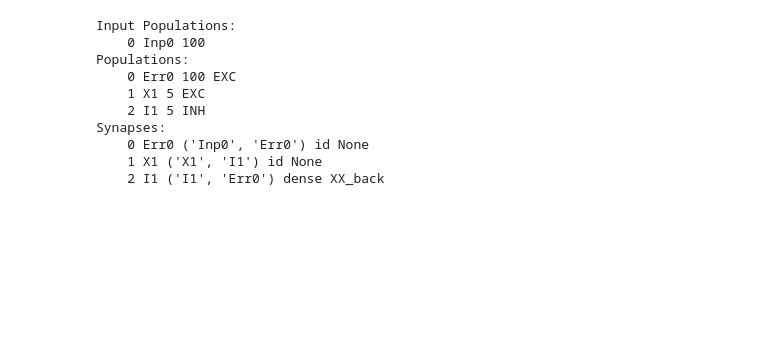
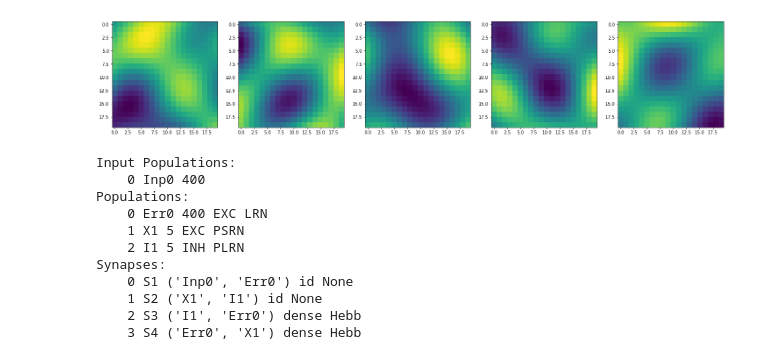
Before and after one commit to aleksejs-fomins/memory-hippo-ca3, a Jupyter notebook: self-contained/predictive-coding/rateLibTest.ipynb, the cells around one changed output. Saved outputs shown, nothing was run; the diff lists cells and outputs as text; code cells hidden in the pictures; blank space fills up the shorter version.

```diff
--- a/self-contained/predictive-coding/rateLibTest.ipynb
+++ b/self-contained/predictive-coding/rateLibTest.ipynb
@@ -4,7 +6,19 @@ from rateLib import rateNeuronSimulator
+# %%
+N_IMAGES = 5
+IMG_SHAPE = (20, 20)
+
+images = [genRandomImg(*IMG_SHAPE) for i in range(N_IMAGES)]
+
+fig, ax = plt.subplots(ncols=N_IMAGES, figsize=(5*N_IMAGES, 5))
+for i in range(N_IMAGES):
+    ax[i].imshow(images[i])
+plt.show()
+# %% [output]
+[figure, added]
 # %%
 param = {
     "DT"               : 0.1,
-    "TAU_X"            : 1,
+    "TAU_X"            : 5,
     "TAU_W"            : 100,
     "STORE_POP"        : True,
     "STORE_SYN"        : False,
@@ -14,30 +28,34 @@ param = {
 RNS = rateNeuronSimulator(param)
 
 # Define input populations
-N_INP0 = 100
-finp0 = lambda T : np.ones(N_INP0)
+N_INP0 = np.prod(IMG_SHAPE)
+T_INP_SWAP = 500 # ms, how frequently to swap images
+inpidx0 = lambda T: int(T / T_INP_SWAP) % N_IMAGES
+finp0 = lambda T : images[inpidx0(T)].flatten()
 
 # Add populations
+N_X1 = 5
 RNS.add_input("Inp0", N_INP0, finp0)
-RNS.add_population("Err0", "EXC", N_INP0)
-RNS.add_population("X1", "EXC", 5)
-RNS.add_population("I1", "INH", 5)
+RNS.add_population("Err0", "EXC", "LRN", N_INP0)
+RNS.add_population("X1",   "EXC", "PSRN", N_X1)
+RNS.add_population("I1",   "INH", "PLRN", N_X1)
 
-RNS.add_synapse("S1", "Inp0", "Err0", "id", None)
-RNS.add_synapse("S2", "X1", "I1", "id", None)
-RNS.add_synapse("S3", "I1", "Err0", "dense", "XX_back")
-RNS.add_synapse("S4", "Err0", "X1", "dense", "XX_forw")
+RNS.add_synapse("S1", "Inp0", "Err0", "id",    None)
+RNS.add_synapse("S2", "X1",   "I1",   "id",    None)
+RNS.add_synapse("S3", "I1",   "Err0", "dense", "Hebb")
+RNS.add_synapse("S4", "Err0", "X1",   "dense", "Hebb")
 
 RNS.construct()
 RNS.print_summary()
 # %% [output]
 Input Populations:
-    0 Inp0 100
+    0 Inp0 400
 Populations:
-    0 Err0 100 EXC
-    1 X1 5 EXC
-    2 I1 5 INH
+    0 Err0 400 EXC LRN
+    1 X1 5 EXC PSRN
+    2 I1 5 INH PLRN
 Synapses:
-    0 Err0 ('Inp0', 'Err0') id None
-    1 X1 ('X1', 'I1') id None
-    2 I1 ('I1', 'Err0') dense XX_back
+    0 S1 ('Inp0', 'Err0') id None
+    1 S2 ('X1', 'I1') id None
+    2 S3 ('I1', 'Err0') dense Hebb
+    3 S4 ('Err0', 'X1') dense Hebb
```
Also changed, not shown: parts of 4 cells of this notebook, 9 other files.
